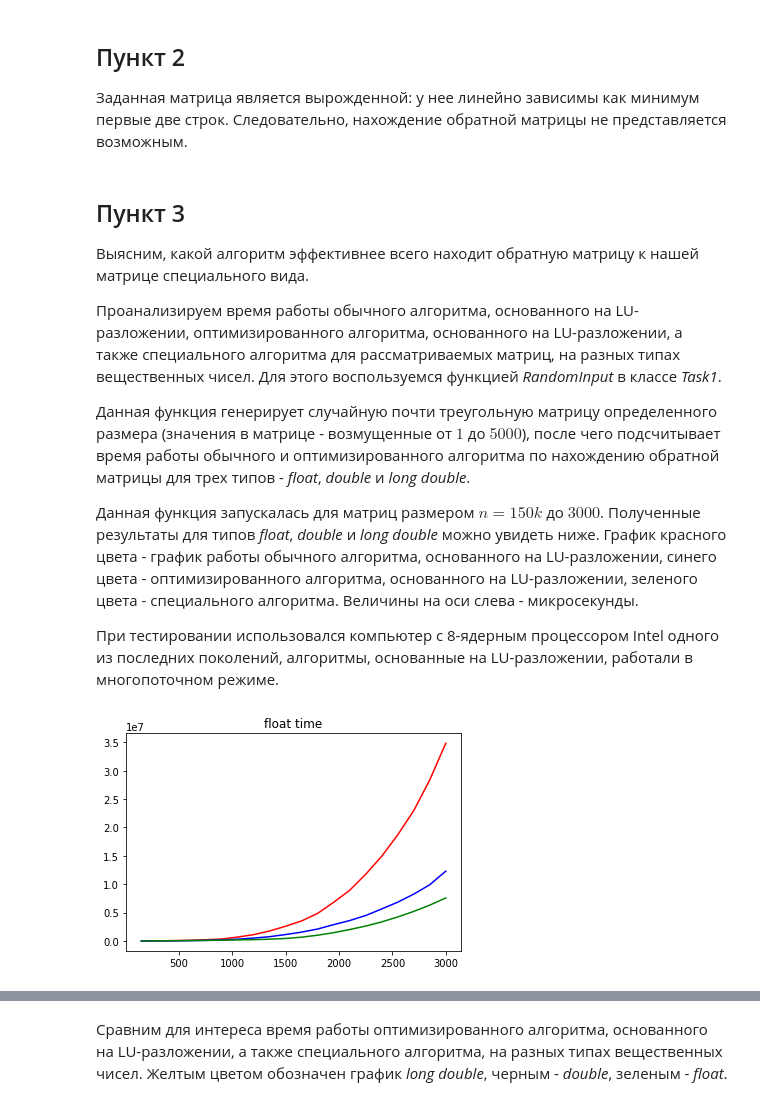
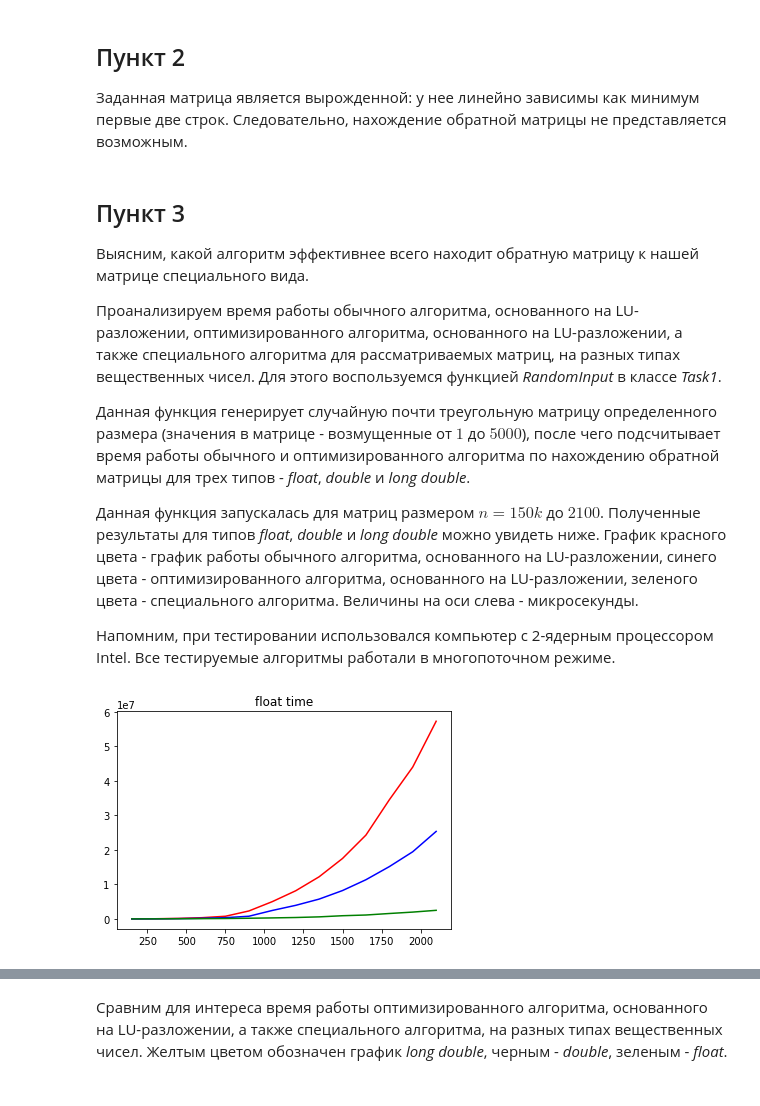
Before and after one commit to anevero/computational_algebra, a Jupyter notebook: Reports/task1_report.ipynb, the cells around one changed output, grey strips where cells are left out. Cells and saved outputs as stored; diff of their text form; code cells hidden in the pictures.

```diff
--- a/Reports/task1_report.ipynb
+++ b/Reports/task1_report.ipynb
@@ -61,22 +61,22 @@ $$ X = \begin{bmatrix}
 
 Данная функция генерирует случайную почти треугольную матрицу определенного размера (значения в матрице - возмущенные от $1$ до $5000$), после чего подсчитывает время работы обычного и оптимизированного алгоритма по нахождению обратной матрицы для трех типов - *float*, *double* и *long double*.
 
-Данная функция запускалась для матриц размером $n = 150k$ до $3000$. Полученные результаты для типов *float*, *double* и *long double* можно увидеть ниже. График красного цвета - график работы обычного алгоритма, основанного на LU-разложении, синего цвета - оптимизированного алгоритма, основанного на LU-разложении, зеленого цвета - специального алгоритма. Величины на оси слева - микросекунды.
+Данная функция запускалась для матриц размером $n = 150k$ до $2100$. Полученные результаты для типов *float*, *double* и *long double* можно увидеть ниже. График красного цвета - график работы обычного алгоритма, основанного на LU-разложении, синего цвета - оптимизированного алгоритма, основанного на LU-разложении, зеленого цвета - специального алгоритма. Величины на оси слева - микросекунды.
 
-При тестировании использовался компьютер с 8-ядерным процессором Intel одного из последних поколений, алгоритмы, основанные на LU-разложении, работали в многопоточном режиме.
+Напомним, при тестировании использовался компьютер с 2-ядерным процессором Intel. Все тестируемые алгоритмы работали в многопоточном режиме.
 # %%
 from data import task1
 import matplotlib
 %matplotlib inline
 # %%
-bins = [i for i in range(150, 3001, 150)]
+bins = [i for i in range(150, 2101, 150)]
 matplotlib.pyplot.title("float time")
 matplotlib.pyplot.plot(bins, task1.float_tlu_time, 'r',
                        bins, task1.float_optimized_tlu_time, 'b',
                        bins, task1.float_triangular_time, 'g')
 matplotlib.pyplot.show()
 # %% [output]
-[figure, old version]
+[figure, new version]
 # %%
 matplotlib.pyplot.title("double time")
 matplotlib.pyplot.plot(bins, task1.double_tlu_time, 'r',
```
Also changed, not shown: parts of 20 cells of this notebook, 11 other files.
